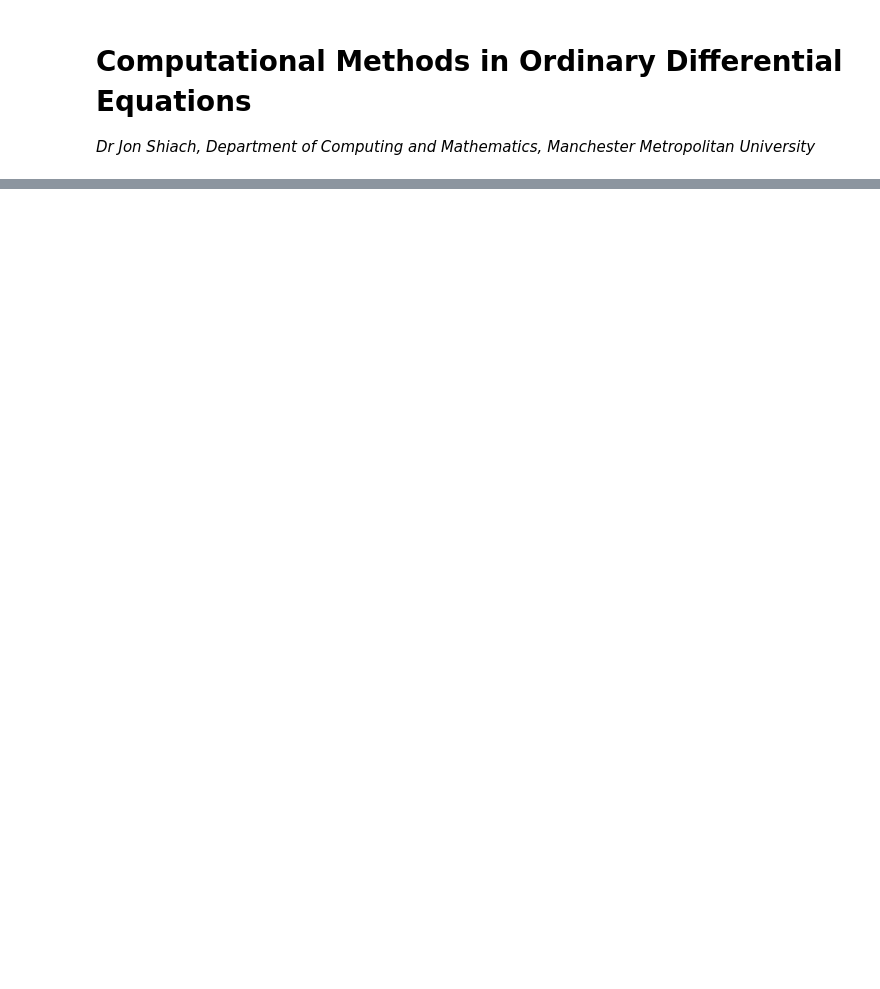
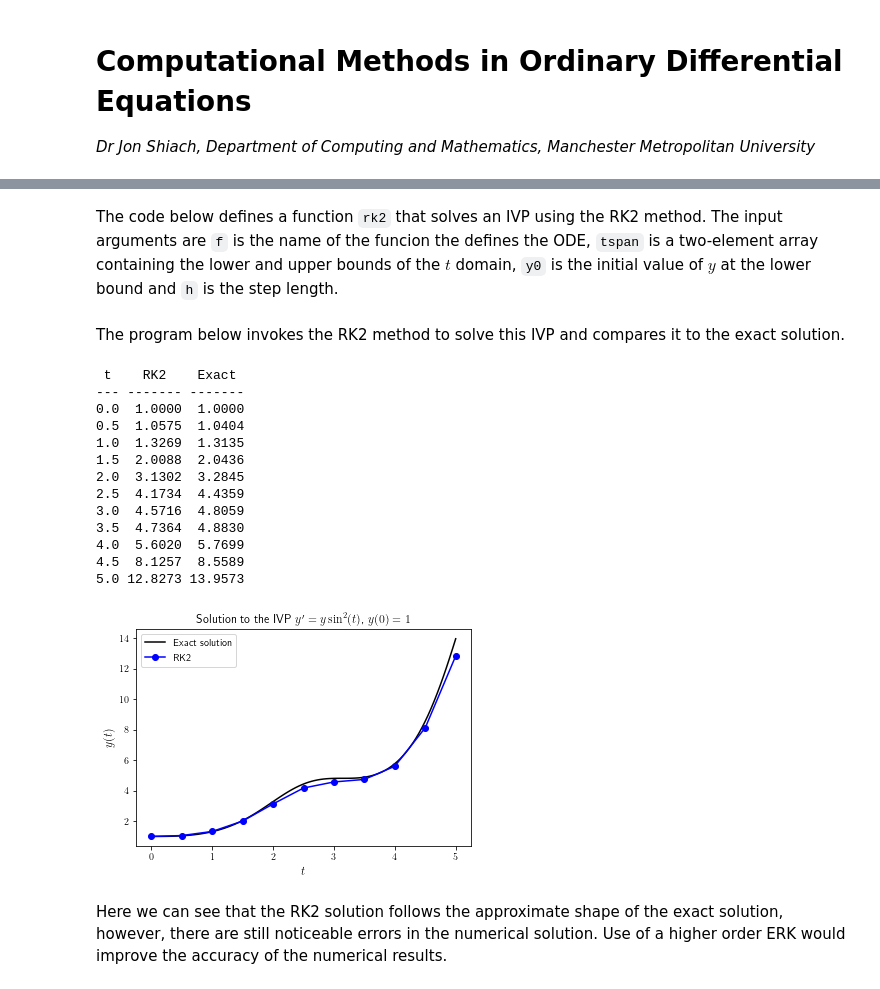
Before and after one commit to drjonshiach/ODEs, a Jupyter notebook: Python/runge_kutta_methods.ipynb, the cells around one changed output, grey strips where cells are left out. Drawn from its saved outputs; the diff is of its cells as text; code cells hidden in the pictures; blank space fills up the shorter version.

```diff
--- a/Python/runge_kutta_methods.ipynb
+++ b/Python/runge_kutta_methods.ipynb
@@ -168,0 +231,11 @@ $$\begin{array}{c|cc}
+# %%
+import numpy as np
+
+def f(t, y):
+    return np.sin(t)**2 * y
+
+def exact_sol(t):
+    return np.exp(0.5 * (t - np.sin(t) * np.cos(t)))
+# %% [markdown]
+The code below defines a function `rk2` that solves an IVP using the RK2 method. The input arguments are `f` is the name of the funcion the defines the ODE, `tspan` is a two-element array containing the lower and upper bounds of the $t$ domain, `y0` is the initial value of $y$ at the lower bound and `h` is the step length.
+<a id="rk2"></a>
@@ -169 +263,55 @@ $$\begin{array}{c|cc}
+# %% [markdown]
+The program below invokes the RK2 method to solve this IVP and compares it to the exact solution.
+# %%
+import numpy as np
+from astropy.table import Table
+import matplotlib.pyplot as plt
+from matplotlib import rc
+%matplotlib inline
+rc('text', usetex=True)
+
+# Define IVP parameters
+tspan = [ 0, 5 ]
+y0 = 1
+h = 0.5
+
+# Invoke the RK2 method to solve IVP
+t, y = rk2(f, tspan, y0, h)
+
+# Output solution table
+table = Table([t, y, exact_sol(t)], names=('t', 'RK2', 'Exact'))
+table['RK2'].info.format = '0.4f'
+table['Exact'].info.format = '0.4f'
+print(table)
+
+# Plot solutions
+fig, ax = plt.subplots()
+
+t1 = np.linspace(tspan[0], tspan[1], 100)
+ax.plot(t1, exact_sol(t1), 'k-', label='Exact solution')
+ax.plot(t, y, 'bo-', label='RK2')
+
+ax.set_title("Solution to the IVP $y'=y\sin^2(t)$, $y(0) = 1$")
+ax.set_xlabel('$t$', fontsize=12)
+ax.set_ylabel('$y(t)$', fontsize=12)
+ax.legend()
+
+plt.show()
+# %% [output]
+ t    RK2    Exact
+--- ------- -------
+0.0  1.0000  1.0000
+0.5  1.0575  1.0404
+1.0  1.3269  1.3135
+1.5  2.0088  2.0436
+2.0  3.1302  3.2845
+2.5  4.1734  4.4359
+3.0  4.5716  4.8059
+3.5  4.7364  4.8830
+4.0  5.6020  5.7699
+4.5  8.1257  8.5589
+5.0 12.8273 13.9573
+[figure, added]
+# %% [markdown]
+Here we can see that the RK2 solution follows the approximate shape of the exact solution, however, there are still noticeable errors in the numerical solution. Use of a higher order ERK would improve the accuracy of the numerical results.
 # %% [markdown]
```
Also changed, not shown: parts of 22 cells of this notebook, 5 other files.
